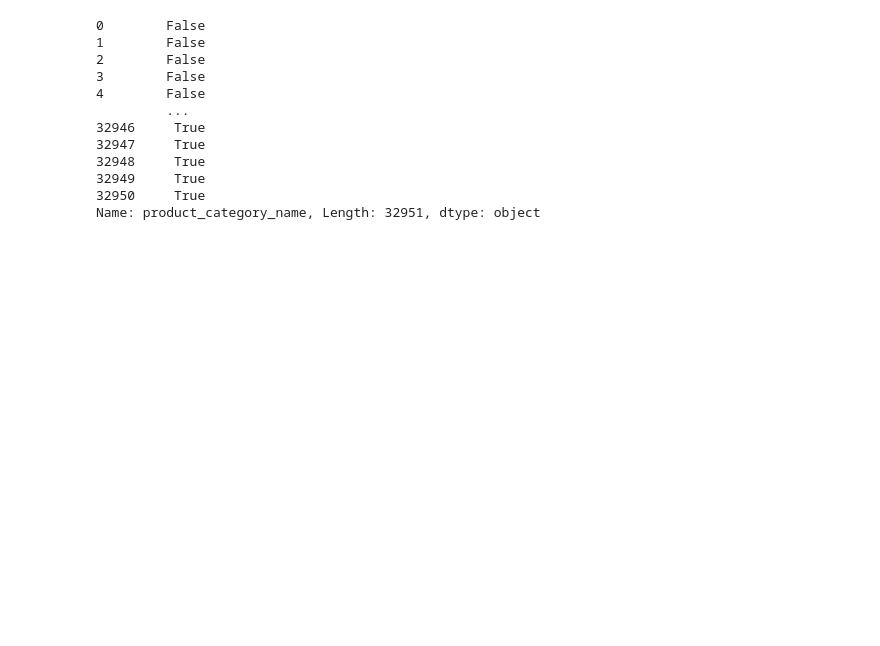
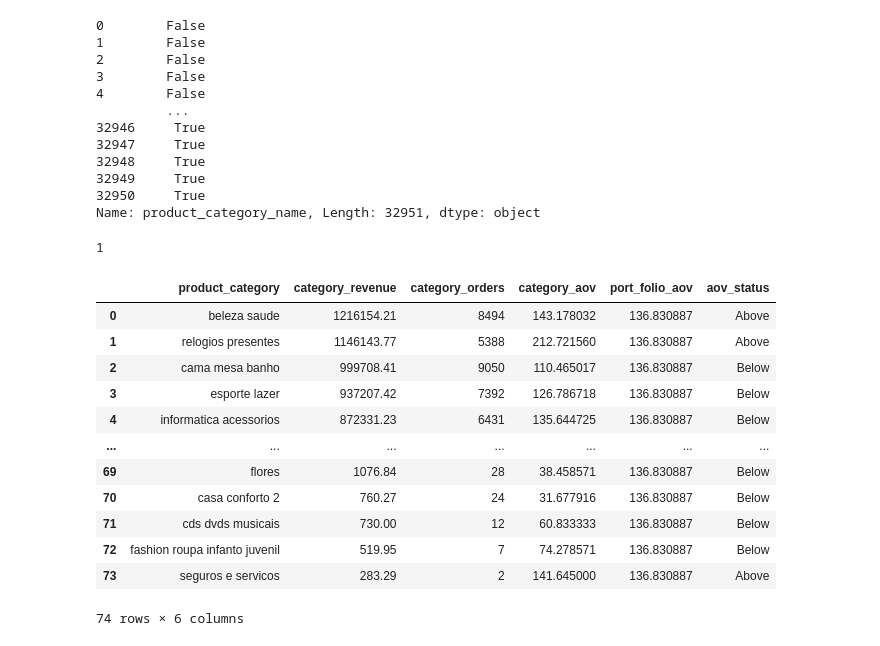
Before and after one commit to md-muniruddin/sales-analytics-project, a Jupyter notebook: notebooks/exploration/products_exploration.ipynb, the cells around one changed output. Drawn from its saved outputs; the diff is of its cells as text; code cells hidden in the pictures; blank space fills up the shorter version.

```diff
--- a/notebooks/exploration/products_exploration.ipynb
+++ b/notebooks/exploration/products_exploration.ipynb
@@ -370,3 +357,69 @@ df_result['product_category_name']
 32949     True
 32950     True
 Name: product_category_name, Length: 32951, dtype: object
+# %%
+import sys
+
+from httpx import delete
+from sqlalchemy import create_engine,text
+import pandas as pd
+import urllib
+import os
+import logging
+
+
+server = ".\\SQLEXPRESS"
+database = "sales-analytics"
+
+params = urllib.parse.quote_plus(
+    f"DRIVER=ODBC Driver 17 for SQL Server;"
+    f"SERVER={server};"
+    f"DATABASE={database};"
+    f"Trusted_Connection=yes;"
+)
+
+engine = create_engine(f"mssql+pyodbc:///?odbc_connect={params}")
+
+# Test connection
+with engine.connect() as conn:
+    result = conn.execute(text("SELECT 1"))
+    print(result.scalar())
+# %% [output]
+1
+# %%
+query="""
+
+SELECT
+    product_category,
+    SUM(gross_revenue)        AS category_revenue,
+    SUM(total_orders)         AS category_orders,
+    SUM(gross_revenue) / SUM(total_orders) AS category_aov,
+    (
+ SELECT
+    SUM(gross_revenue) / SUM(total_orders) AS portfolio_aov
+FROM agg_orders_revenue_weekly_extended) as port_folio_aov,
+
+case
+     when (SUM(gross_revenue) / SUM(total_orders)) >= 136.83 Then 'Above' Else 'Below'
+END as aov_status
+FROM agg_orders_revenue_weekly_product_mix
+GROUP BY product_category
+ORDER BY category_revenue DESC;
+"""
+sql_df=pd.read_sql_query(query,engine)
+# %%
+sql_df
+# %% [output]
+|  | product_category | category_revenue | category_orders | category_aov | port_folio_aov | aov_status |
+| 0 | beleza saude | 1216154.21 | 8494 | 143.178032 | 136.830887 | Above |
+| 1 | relogios presentes | 1146143.77 | 5388 | 212.721560 | 136.830887 | Above |
+| 2 | cama mesa banho | 999708.41 | 9050 | 110.465017 | 136.830887 | Below |
+| 3 | esporte lazer | 937207.42 | 7392 | 126.786718 | 136.830887 | Below |
+| 4 | informatica acessorios | 872331.23 | 6431 | 135.644725 | 136.830887 | Below |
+| ... | ... | ... | ... | ... | ... | ... |
+| 69 | flores | 1076.84 | 28 | 38.458571 | 136.830887 | Below |
+| 70 | casa conforto 2 | 760.27 | 24 | 31.677916 | 136.830887 | Below |
+| 71 | cds dvds musicais | 730.00 | 12 | 60.833333 | 136.830887 | Below |
+| 72 | fashion roupa infanto juvenil | 519.95 | 7 | 74.278571 | 136.830887 | Below |
+| 73 | seguros e servicos | 283.29 | 2 | 141.645000 | 136.830887 | Above |
+74 rows × 6 columns
```
Also changed, not shown: parts of 5 cells of this notebook, 6 other files.
